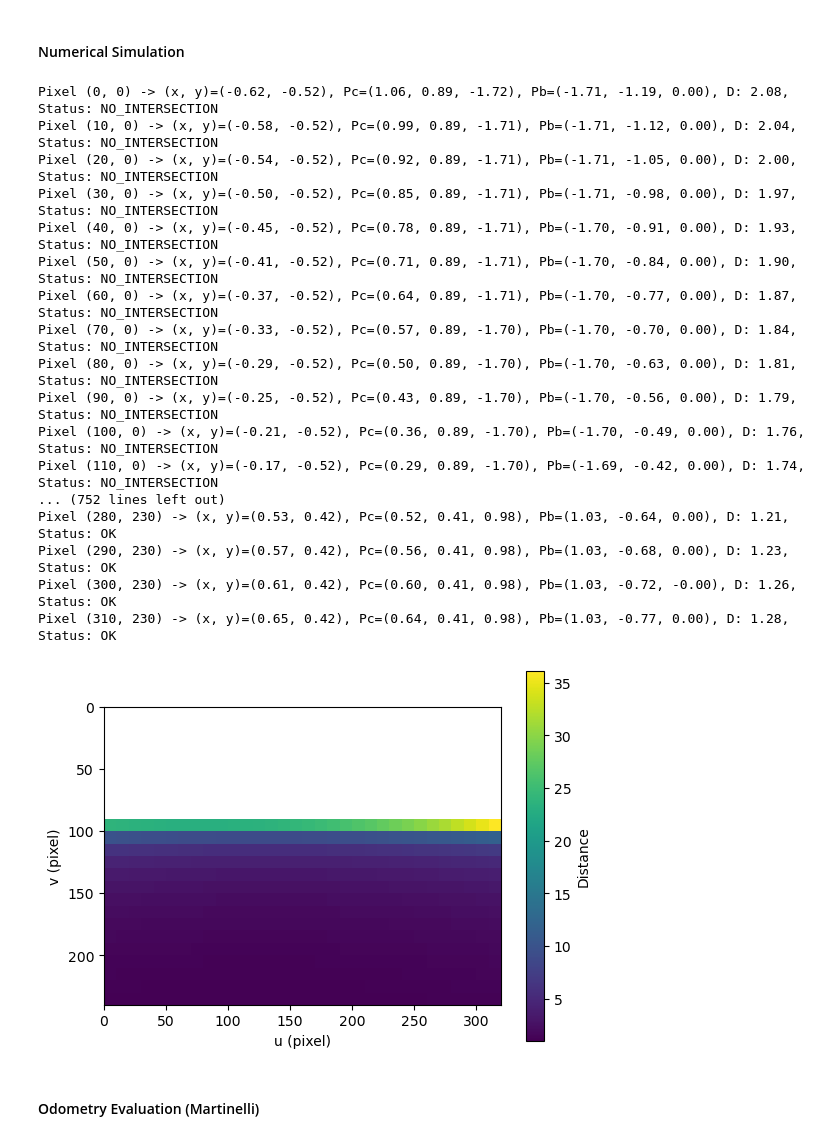
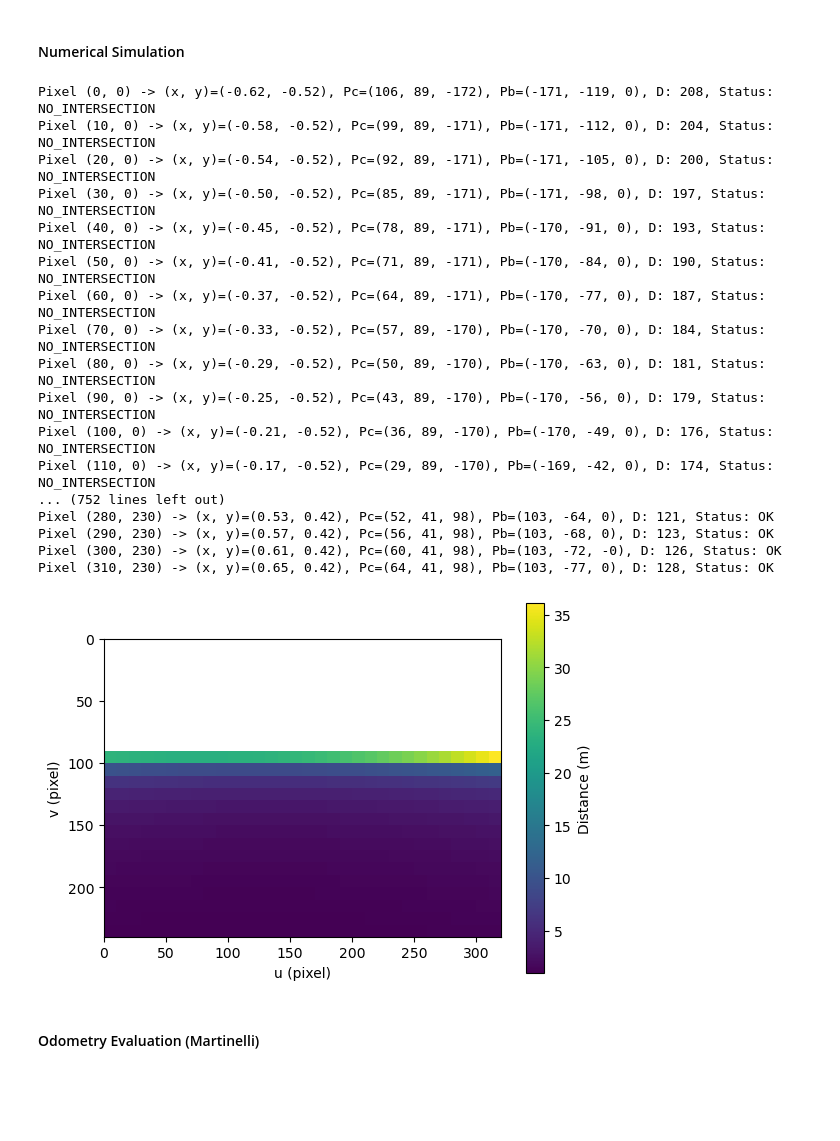
Before and after one commit to FaaizHaikal/my-thesis, a Jupyter notebook: scripts/ipm_evaluation.ipynb, the cells around one changed output. Cells and saved outputs as stored; diff of their text form; code cells hidden in the pictures; blank space fills up the shorter version.

```diff
--- a/scripts/ipm_evaluation.ipynb
+++ b/scripts/ipm_evaluation.ipynb
@@ -825,39 +825,39 @@ for i_v, v in enumerate(v_vals):
         u, v, x, y, Xc, Yc, Zc, Xb, Yb, Zb, dist, status = results[idx]
         idx += 1
 
-        print(f"Pixel ({u:.0f}, {v:.0f}) -> (x, y)=({x:.2f}, {y:.2f}), Pc=({Xc:.2f}, {Yc:.2f}, {Zc:.2f}), Pb=({Xb:.2f}, {Yb:.2f}, {Zb:.2f}), D: {dist:.2f}, Status: {status}")
+        print(f"Pixel ({u:.0f}, {v:.0f}) -> (x, y)=({x:.2f}, {y:.2f}), Pc=({Xc*100:.0f}, {Yc*100:.0f}, {Zc*100:.0f}), Pb=({Xb*100:.0f}, {Yb*100:.0f}, {Zb*100:.0f}), D: {dist*100:.0f}, Status: {status}")
 
         if status == "OK":
             Y_map[i_v, i_u] = dist
         else:
             Y_map[i_v, i_u] = np.nan
 # %% [output]
-Pixel (0, 0) -> (x, y)=(-0.62, -0.52), Pc=(1.06, 0.89, -1.72), Pb=(-1.71, -1.19, 0.00), D: 2.08, Status: NO_INTERSECTION
-Pixel (10, 0) -> (x, y)=(-0.58, -0.52), Pc=(0.99, 0.89, -1.71), Pb=(-1.71, -1.12, 0.00), D: 2.04, Status: NO_INTERSECTION
-Pixel (20, 0) -> (x, y)=(-0.54, -0.52), Pc=(0.92, 0.89, -1.71), Pb=(-1.71, -1.05, 0.00), D: 2.00, Status: NO_INTERSECTION
-Pixel (30, 0) -> (x, y)=(-0.50, -0.52), Pc=(0.85, 0.89, -1.71), Pb=(-1.71, -0.98, 0.00), D: 1.97, Status: NO_INTERSECTION
-Pixel (40, 0) -> (x, y)=(-0.45, -0.52), Pc=(0.78, 0.89, -1.71), Pb=(-1.70, -0.91, 0.00), D: 1.93, Status: NO_INTERSECTION
-Pixel (50, 0) -> (x, y)=(-0.41, -0.52), Pc=(0.71, 0.89, -1.71), Pb=(-1.70, -0.84, 0.00), D: 1.90, Status: NO_INTERSECTION
-Pixel (60, 0) -> (x, y)=(-0.37, -0.52), Pc=(0.64, 0.89, -1.71), Pb=(-1.70, -0.77, 0.00), D: 1.87, Status: NO_INTERSECTION
-Pixel (70, 0) -> (x, y)=(-0.33, -0.52), Pc=(0.57, 0.89, -1.70), Pb=(-1.70, -0.70, 0.00), D: 1.84, Status: NO_INTERSECTION
-Pixel (80, 0) -> (x, y)=(-0.29, -0.52), Pc=(0.50, 0.89, -1.70), Pb=(-1.70, -0.63, 0.00), D: 1.81, Status: NO_INTERSECTION
-Pixel (90, 0) -> (x, y)=(-0.25, -0.52), Pc=(0.43, 0.89, -1.70), Pb=(-1.70, -0.56, 0.00), D: 1.79, Status: NO_INTERSECTION
-Pixel (100, 0) -> (x, y)=(-0.21, -0.52), Pc=(0.36, 0.89, -1.70), Pb=(-1.70, -0.49, 0.00), D: 1.76, Status: NO_INTERSECTION
-Pixel (110, 0) -> (x, y)=(-0.17, -0.52), Pc=(0.29, 0.89, -1.70), Pb=(-1.69, -0.42, 0.00), D: 1.74, Status: NO_INTERSECTION
+Pixel (0, 0) -> (x, y)=(-0.62, -0.52), Pc=(106, 89, -172), Pb=(-171, -119, 0), D: 208, Status: NO_INTERSECTION
+Pixel (10, 0) -> (x, y)=(-0.58, -0.52), Pc=(99, 89, -171), Pb=(-171, -112, 0), D: 204, Status: NO_INTERSECTION
+Pixel (20, 0) -> (x, y)=(-0.54, -0.52), Pc=(92, 89, -171), Pb=(-171, -105, 0), D: 200, Status: NO_INTERSECTION
+Pixel (30, 0) -> (x, y)=(-0.50, -0.52), Pc=(85, 89, -171), Pb=(-171, -98, 0), D: 197, Status: NO_INTERSECTION
+Pixel (40, 0) -> (x, y)=(-0.45, -0.52), Pc=(78, 89, -171), Pb=(-170, -91, 0), D: 193, Status: NO_INTERSECTION
+Pixel (50, 0) -> (x, y)=(-0.41, -0.52), Pc=(71, 89, -171), Pb=(-170, -84, 0), D: 190, Status: NO_INTERSECTION
+Pixel (60, 0) -> (x, y)=(-0.37, -0.52), Pc=(64, 89, -171), Pb=(-170, -77, 0), D: 187, Status: NO_INTERSECTION
+Pixel (70, 0) -> (x, y)=(-0.33, -0.52), Pc=(57, 89, -170), Pb=(-170, -70, 0), D: 184, Status: NO_INTERSECTION
+Pixel (80, 0) -> (x, y)=(-0.29, -0.52), Pc=(50, 89, -170), Pb=(-170, -63, 0), D: 181, Status: NO_INTERSECTION
+Pixel (90, 0) -> (x, y)=(-0.25, -0.52), Pc=(43, 89, -170), Pb=(-170, -56, 0), D: 179, Status: NO_INTERSECTION
+Pixel (100, 0) -> (x, y)=(-0.21, -0.52), Pc=(36, 89, -170), Pb=(-170, -49, 0), D: 176, Status: NO_INTERSECTION
+Pixel (110, 0) -> (x, y)=(-0.17, -0.52), Pc=(29, 89, -170), Pb=(-169, -42, 0), D: 174, Status: NO_INTERSECTION
 ... (752 lines left out)
-Pixel (280, 230) -> (x, y)=(0.53, 0.42), Pc=(0.52, 0.41, 0.98), Pb=(1.03, -0.64, 0.00), D: 1.21, Status: OK
-Pixel (290, 230) -> (x, y)=(0.57, 0.42), Pc=(0.56, 0.41, 0.98), Pb=(1.03, -0.68, 0.00), D: 1.23, Status: OK
-Pixel (300, 230) -> (x, y)=(0.61, 0.42), Pc=(0.60, 0.41, 0.98), Pb=(1.03, -0.72, -0.00), D: 1.26, Status: OK
-Pixel (310, 230) -> (x, y)=(0.65, 0.42), Pc=(0.64, 0.41, 0.98), Pb=(1.03, -0.77, 0.00), D: 1.28, Status: OK
+Pixel (280, 230) -> (x, y)=(0.53, 0.42), Pc=(52, 41, 98), Pb=(103, -64, 0), D: 121, Status: OK
+Pixel (290, 230) -> (x, y)=(0.57, 0.42), Pc=(56, 41, 98), Pb=(103, -68, 0), D: 123, Status: OK
+Pixel (300, 230) -> (x, y)=(0.61, 0.42), Pc=(60, 41, 98), Pb=(103, -72, -0), D: 126, Status: OK
+Pixel (310, 230) -> (x, y)=(0.65, 0.42), Pc=(64, 41, 98), Pb=(103, -77, 0), D: 128, Status: OK
 # %%
 plt.figure()
 plt.imshow(Y_map, extent=[0, W, H, 0])
-plt.colorbar(label="Distance")
+plt.colorbar(label="Distance (m)")
 plt.xlabel("u (pixel)")
 plt.ylabel("v (pixel)")
 plt.show()
 # %% [output]
-[figure, old version]
+[figure, new version]
 # %% [markdown]
 #### Odometry Evaluation (Martinelli)
 # %%
```
Also changed, not shown: 1 other file.
